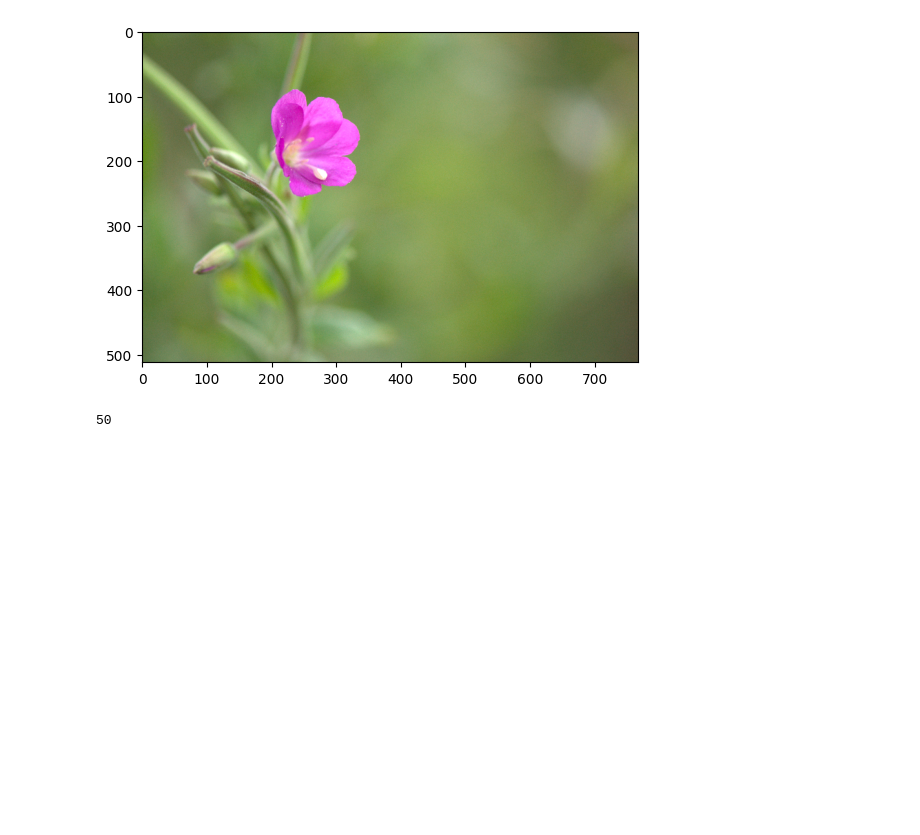
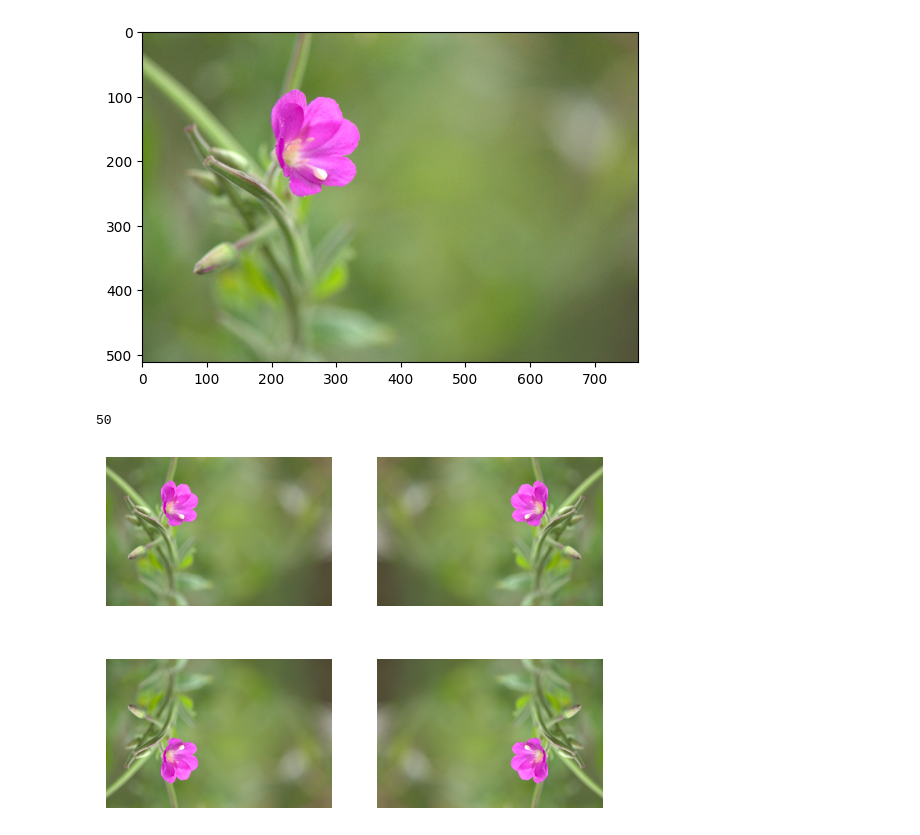
Before and after one commit to s194042/DeepLearningBachelorProject, a Jupyter notebook: Code/ImageGeneration/LergeImagesToSmallImages.Ipynb, the cells around one changed output. Drawn from its saved outputs; the diff is of its cells as text; code cells hidden in the pictures; blank space fills up the shorter version.

Commit message:
image flips also

```diff
--- a/Code/ImageGeneration/LergeImagesToSmallImages.Ipynb
+++ b/Code/ImageGeneration/LergeImagesToSmallImages.Ipynb
@@ -14,10 +14,6 @@ fig = plt.imshow(img)
 path_to_images = 'C:/Users/Rani/Desktop/ai_training_immages'
 import matplotlib.pyplot as plt
 import images
-
-
-
-img = images.load_nef(path_to_images + "/16/_DSC0570.nef")
 
 fig, ax = plt.subplots(6,6)
 for i, im in enumerate(images.get_split(img)):
@@ -70,3 +66,11 @@ fig = plt.imshow(reduced_img)
 print(len(list(images.get_all_splits(img))))
 # %% [output]
 50
+# %%
+fig, ax = plt.subplots(2,2)
+for i, im in enumerate(images.get_all_flips_of_image(img)):
+    ax[i//2][i%2].imshow(im)
+    ax[i//2][i%2].axis("off")
+fig.show()
+# %% [output]
+[figure, added]
```
Also changed, not shown: 1 other file.
